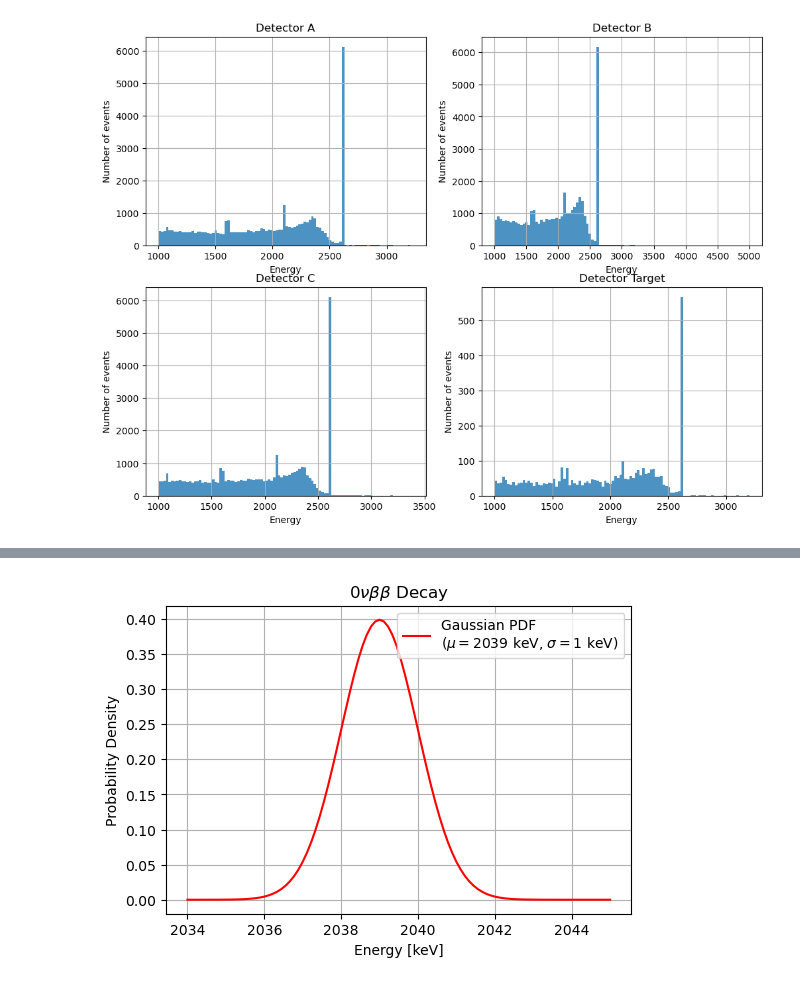
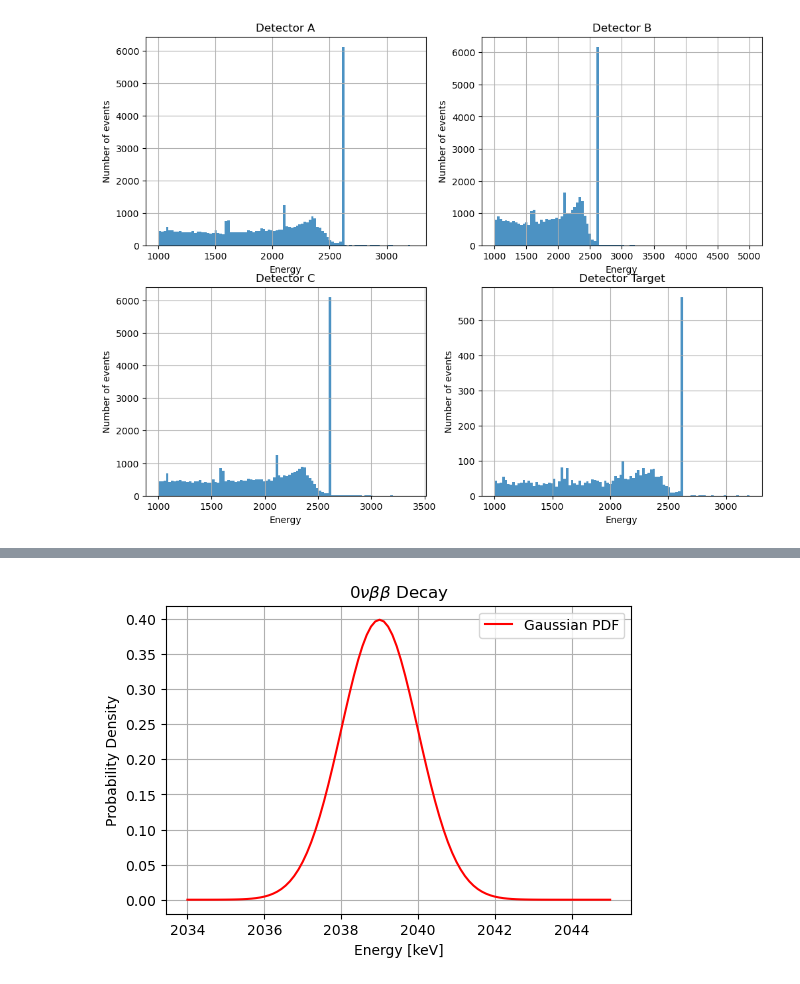
Before and after one commit to melissamp03/DSC291_FINAL-PROJECT, a Jupyter notebook: DSC291_Final-Project_2025.ipynb, the cells around one changed output, grey strips where cells are left out. Saved outputs shown, nothing was run; the diff lists cells and outputs as text; code cells hidden in the pictures.

```diff
--- a/DSC291_Final-Project_2025.ipynb
+++ b/DSC291_Final-Project_2025.ipynb
@@ -138,21 +131,20 @@ plt.show()
 # %%
 #Step 4
 
 #Gaussian parameters sigma and peak energy
 sigma = 1
 mu = 2039
 E = np.linspace(2034, 2045, 100)
 
 Gaussian_PDF = norm.pdf(E,mu,sigma)
 
 plt.figure(figsize=(6, 4))
-plt.plot(E, Gaussian_PDF, label=r'Gaussian PDF''\n''($\mu=2039$ keV, $\sigma=1$ keV)', color='r')
-plt.legend(fontsize=8)
+plt.plot(E, Gaussian_PDF, label=r'Gaussian PDF', color='r')
 plt.xlabel("Energy [keV]")
 plt.ylabel("Probability Density")
 plt.title("$0\\nu\\beta\\beta$ Decay")
 plt.legend()
 plt.grid()
 plt.show()
 # %% [output]
-[figure, old version]
+[figure, new version]
```
Also changed, not shown: parts of 2 cells of this notebook.
